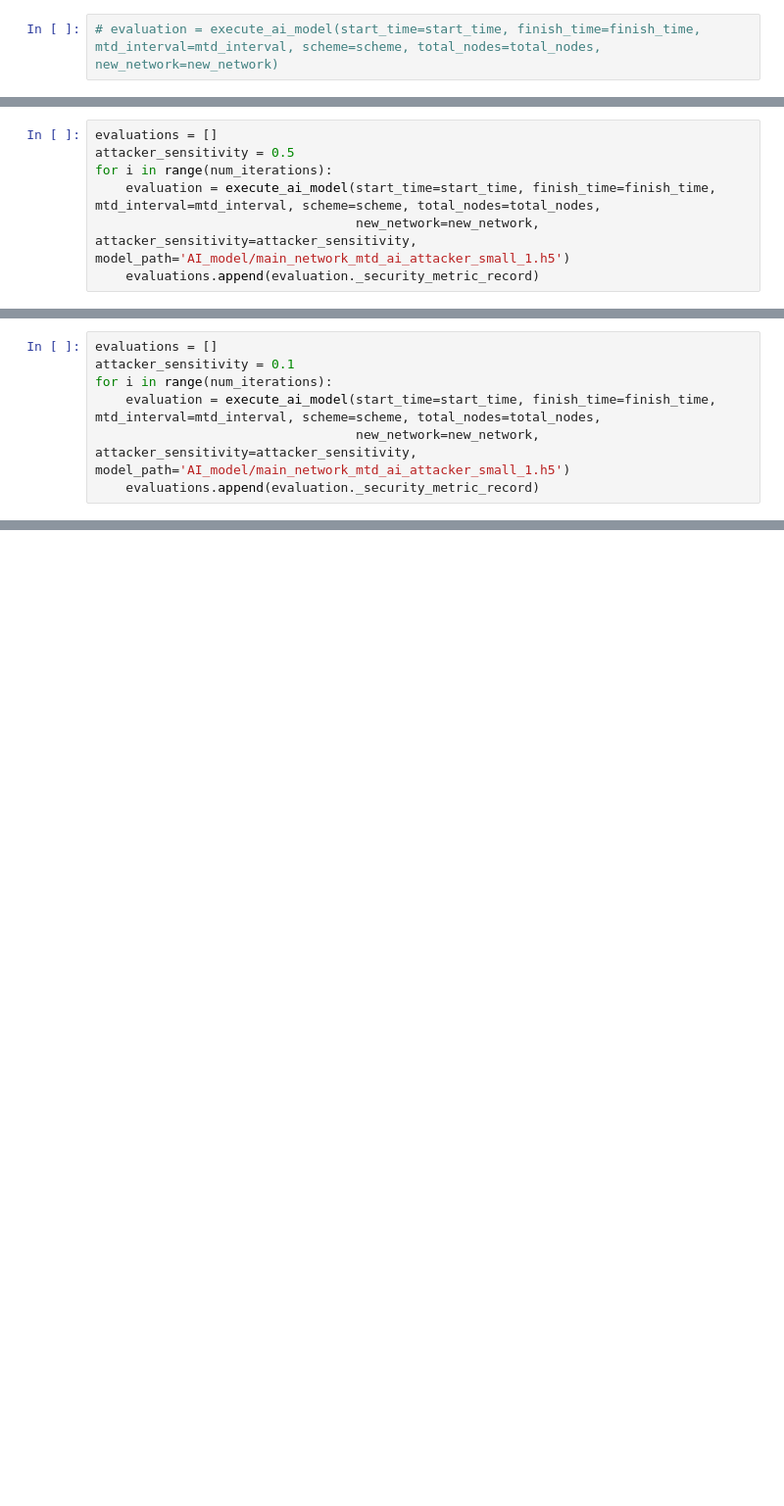
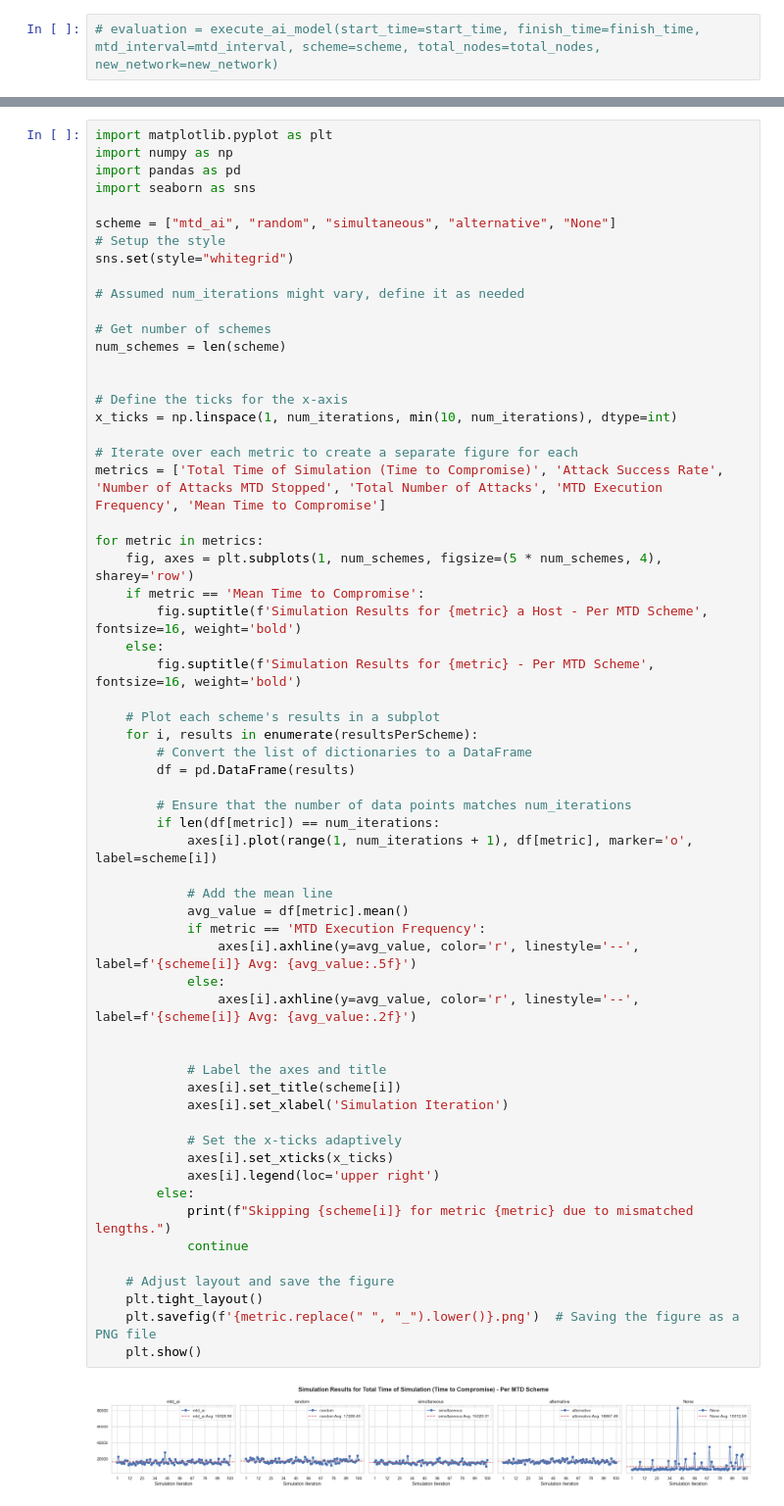
Before and after one commit to Bsubs/MTDSim, a Jupyter notebook: experiments/mtd_ai_operation.ipynb, the cells around one changed output, grey strips where cells are left out. Shown at 98% size. Cells and saved outputs as stored; diff of their text form; blank space fills up the shorter version.

```diff
--- a/experiments/mtd_ai_operation.ipynb
+++ b/experiments/mtd_ai_operation.ipynb
@@ -105,7 +122,0 @@ visualize_metric_ratio(evaluations, 'attack_path_exposure_score')
-# %%
-evaluations = []
-attacker_sensitivity = 0.5
-for i in range(num_iterations):
-    evaluation = execute_ai_model(start_time=start_time, finish_time=finish_time, mtd_interval=mtd_interval, scheme=scheme, total_nodes=total_nodes,
-                                  new_network=new_network, attacker_sensitivity=attacker_sensitivity, model_path='AI_model/main_network_mtd_ai_attacker_small_1.h5')
-    evaluations.append(evaluation._security_metric_record)
@@ -135,7 +122,0 @@ visualize_metric_ratio(evaluations, 'attack_path_exposure_score')
-# %%
-evaluations = []
-attacker_sensitivity = 0.1
-for i in range(num_iterations):
-    evaluation = execute_ai_model(start_time=start_time, finish_time=finish_time, mtd_interval=mtd_interval, scheme=scheme, total_nodes=total_nodes,
-                                  new_network=new_network, attacker_sensitivity=attacker_sensitivity, model_path='AI_model/main_network_mtd_ai_attacker_small_1.h5')
-    evaluations.append(evaluation._security_metric_record)
@@ -164,0 +123,63 @@ visualize_metric_ratio(evaluations, 'attack_path_exposure_score')
+# %%
+import matplotlib.pyplot as plt
+import numpy as np
+import pandas as pd
+import seaborn as sns
+
+scheme = ["mtd_ai", "random", "simultaneous", "alternative", "None"]
+# Setup the style
+sns.set(style="whitegrid")
+
+# Assumed num_iterations might vary, define it as needed
+
+# Get number of schemes
+num_schemes = len(scheme)
+
+
+# Define the ticks for the x-axis
+x_ticks = np.linspace(1, num_iterations, min(10, num_iterations), dtype=int)
+
+# Iterate over each metric to create a separate figure for each
+metrics = ['Total Time of Simulation (Time to Compromise)', 'Attack Success Rate', 'Number of Attacks MTD Stopped', 'Total Number of Attacks', 'MTD Execution Frequency', 'Mean Time to Compromise']
+
+for metric in metrics:
+    fig, axes = plt.subplots(1, num_schemes, figsize=(5 * num_schemes, 4), sharey='row')
+    if metric == 'Mean Time to Compromise':
+        fig.suptitle(f'Simulation Results for {metric} a Host - Per MTD Scheme', fontsize=16, weight='bold')
+    else:
+        fig.suptitle(f'Simulation Results for {metric} - Per MTD Scheme', fontsize=16, weight='bold')
+
+    # Plot each scheme's results in a subplot
+    for i, results in enumerate(resultsPerScheme):
+        # Convert the list of dictionaries to a DataFrame
+        df = pd.DataFrame(results)
+
+        # Ensure that the number of data points matches num_iterations
+        if len(df[metric]) == num_iterations:
+            axes[i].plot(range(1, num_iterations + 1), df[metric], marker='o', label=scheme[i])
+
+            # Add the mean line
+            avg_value = df[metric].mean()
+            if metric == 'MTD Execution Frequency':
+                axes[i].axhline(y=avg_value, color='r', linestyle='--', label=f'{scheme[i]} Avg: {avg_value:.5f}')
+            else:
+                axes[i].axhline(y=avg_value, color='r', linestyle='--', label=f'{scheme[i]} Avg: {avg_value:.2f}')
+
+
+            # Label the axes and title
+            axes[i].set_title(scheme[i])
+            axes[i].set_xlabel('Simulation Iteration')
+
+            # Set the x-ticks adaptively
+            axes[i].set_xticks(x_ticks)
+            axes[i].legend(loc='upper right')
+        else:
+            print(f"Skipping {scheme[i]} for metric {metric} due to mismatched lengths.")
+            continue
+
+    # Adjust layout and save the figure
+    plt.tight_layout()
+    plt.savefig(f'{metric.replace(" ", "_").lower()}.png')  # Saving the figure as a PNG file
+    plt.show()
+# %% [output]
+[figure, added]
```
Also changed, not shown: parts of 26 cells of this notebook, 17 other files.
